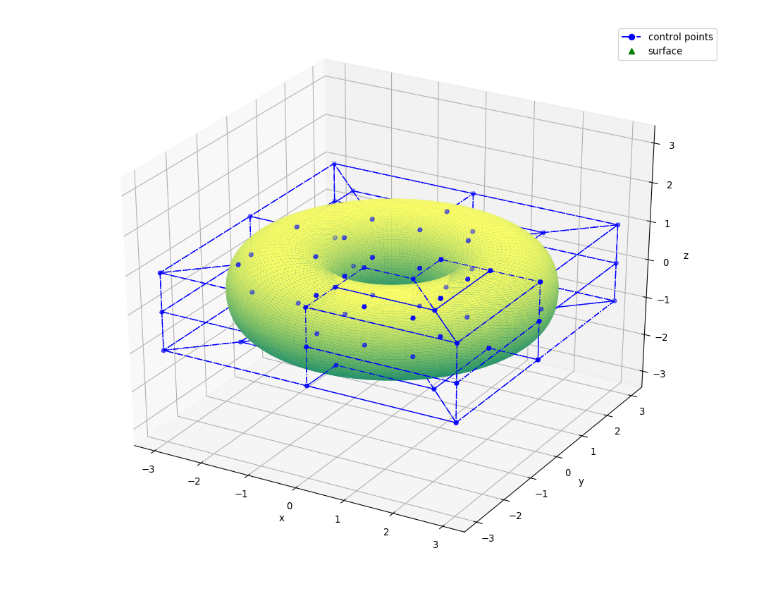
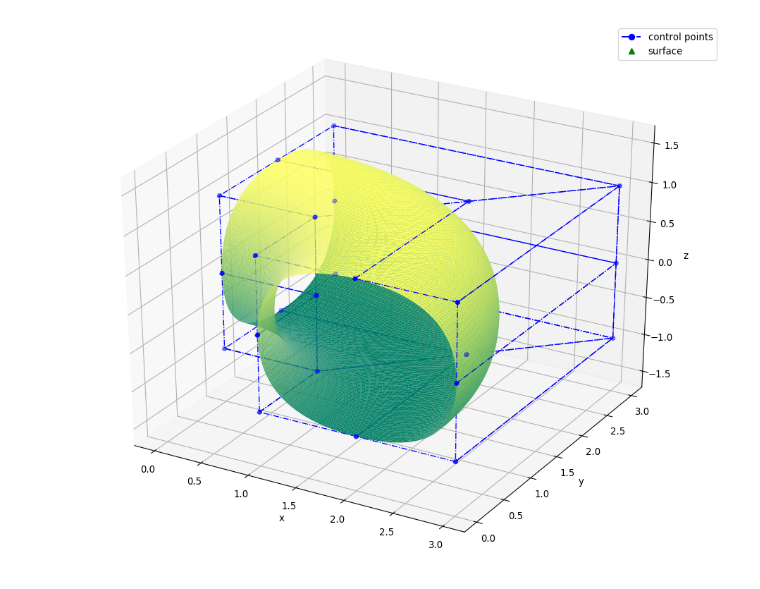
Before and after one commit to D-SLAVIN/IIB-F-JL-3, a Jupyter notebook: WeekL3/NURBSTorus.ipynb, the cells around one changed output. Saved outputs shown, nothing was run; the diff lists cells and outputs as text; code cells hidden in the pictures.

```diff
--- a/WeekL3/NURBSTorus.ipynb
+++ b/WeekL3/NURBSTorus.ipynb
@@ -120,6 +120,6 @@ def construct_torus(alpha, x, z, r):
     surf.vis = VisMPL.VisSurfTriangle()
     surf.render(colormap=cm.summer)
 # %%
-construct_torus(1, 2, 0, 1)
+construct_torus(0.25, 2, 0, 1)
 # %% [output]
-[figure, old version]
+[figure, new version]
```
Also changed, not shown: 44 other files.
